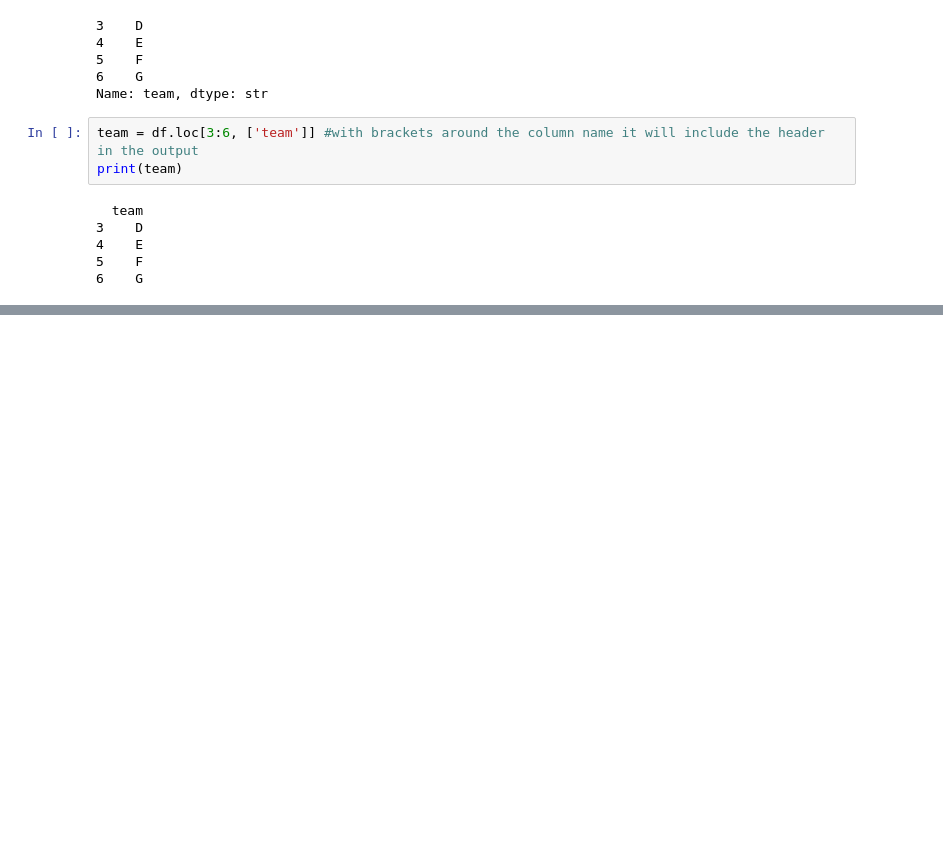
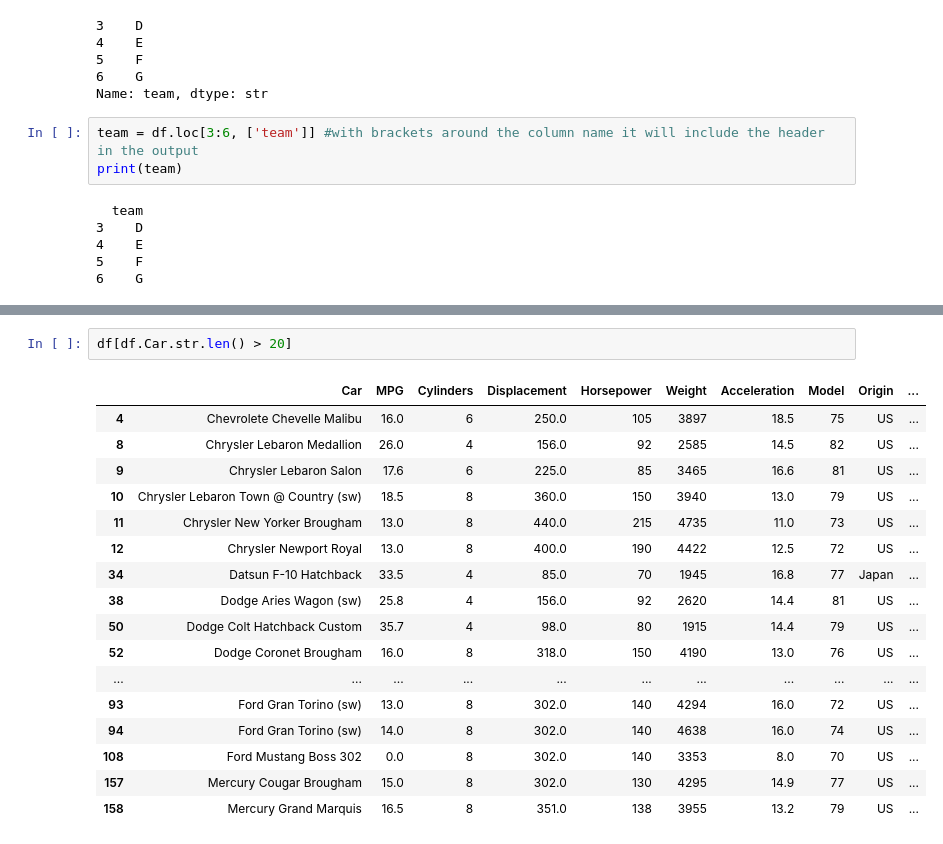
Before and after one commit to courjimen/Pandas-Exercise, a Jupyter notebook: notes.ipynb, the cells around one changed output, grey strips where cells are left out. Saved outputs shown, nothing was run; the diff lists cells and outputs as text; blank space fills up the shorter version.

```diff
--- a/notes.ipynb
+++ b/notes.ipynb
@@ -774,0 +855,20 @@ print(team)
+# %%
+df[df.Car.str.len() > 20]
+# %% [output]
+|  | Car | MPG | Cylinders | Displacement | Horsepower | Weight | Acceleration | Model | Origin | ... |
+| 4 | Chevrolete Chevelle Malibu | 16.0 | 6 | 250.0 | 105 | 3897 | 18.5 | 75 | US | ... |
+| 8 | Chrysler Lebaron Medallion | 26.0 | 4 | 156.0 | 92 | 2585 | 14.5 | 82 | US | ... |
+| 9 | Chrysler Lebaron Salon | 17.6 | 6 | 225.0 | 85 | 3465 | 16.6 | 81 | US | ... |
+| 10 | Chrysler Lebaron Town @ Country (sw) | 18.5 | 8 | 360.0 | 150 | 3940 | 13.0 | 79 | US | ... |
+| 11 | Chrysler New Yorker Brougham | 13.0 | 8 | 440.0 | 215 | 4735 | 11.0 | 73 | US | ... |
+| 12 | Chrysler Newport Royal | 13.0 | 8 | 400.0 | 190 | 4422 | 12.5 | 72 | US | ... |
+| 34 | Datsun F-10 Hatchback | 33.5 | 4 | 85.0 | 70 | 1945 | 16.8 | 77 | Japan | ... |
+| 38 | Dodge Aries Wagon (sw) | 25.8 | 4 | 156.0 | 92 | 2620 | 14.4 | 81 | US | ... |
+| 50 | Dodge Colt Hatchback Custom | 35.7 | 4 | 98.0 | 80 | 1915 | 14.4 | 79 | US | ... |
+| 52 | Dodge Coronet Brougham | 16.0 | 8 | 318.0 | 150 | 4190 | 13.0 | 76 | US | ... |
+| ... | ... | ... | ... | ... | ... | ... | ... | ... | ... | ... |
+| 93 | Ford Gran Torino (sw) | 13.0 | 8 | 302.0 | 140 | 4294 | 16.0 | 72 | US | ... |
+| 94 | Ford Gran Torino (sw) | 14.0 | 8 | 302.0 | 140 | 4638 | 16.0 | 74 | US | ... |
+| 108 | Ford Mustang Boss 302 | 0.0 | 8 | 302.0 | 140 | 3353 | 8.0 | 70 | US | ... |
+| 157 | Mercury Cougar Brougham | 15.0 | 8 | 302.0 | 130 | 4295 | 14.9 | 77 | US | ... |
+| 158 | Mercury Grand Marquis | 16.5 | 8 | 351.0 | 138 | 3955 | 13.2 | 79 | US | ... |
```
Also changed, not shown: parts of 6 cells of this notebook.
